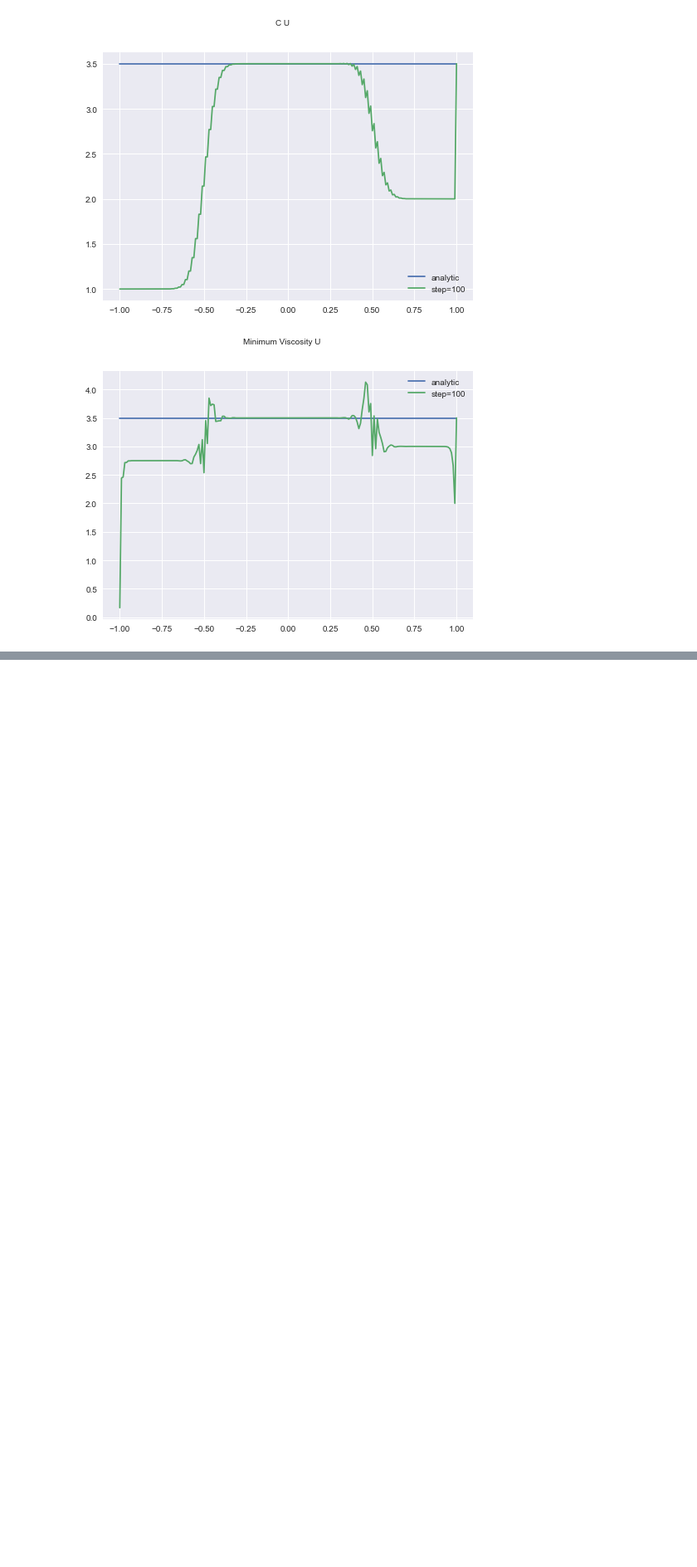
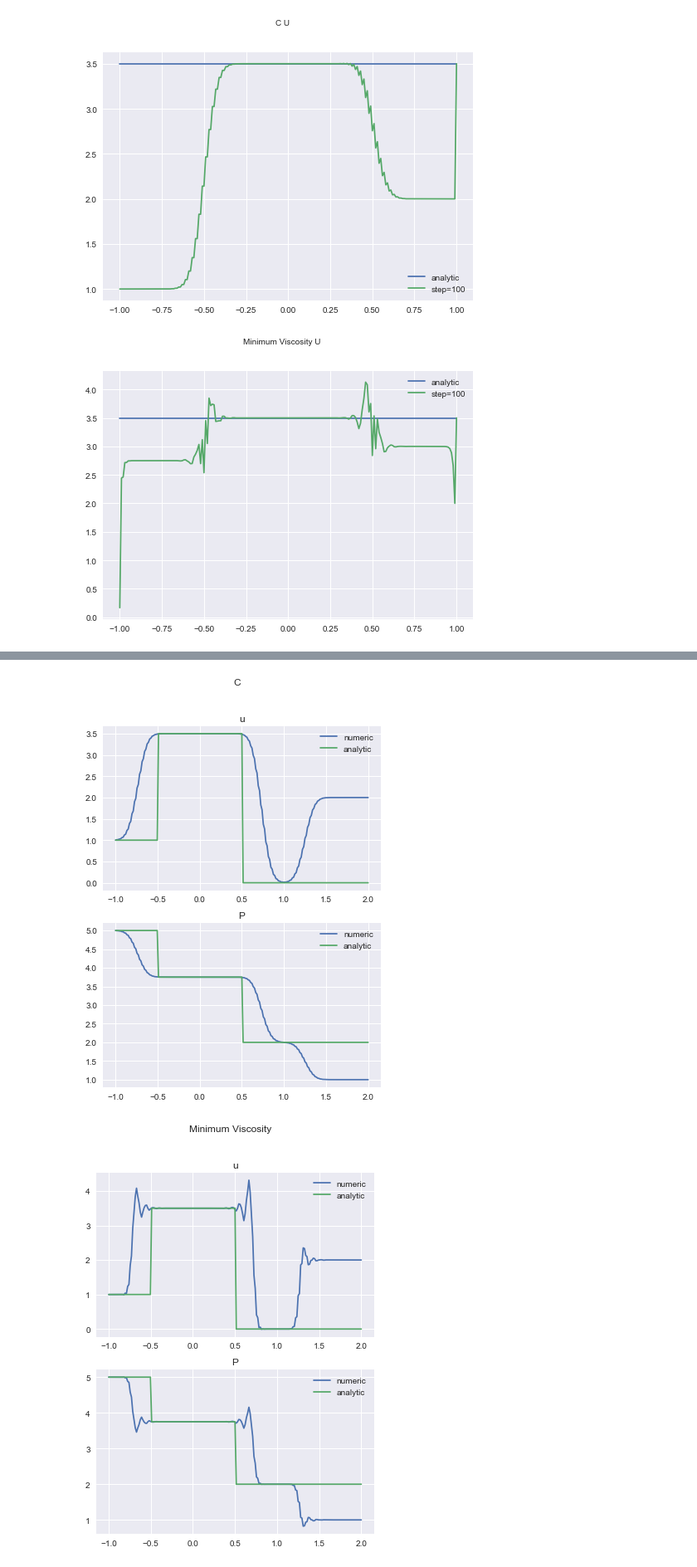
Before and after one commit to n-bykoff/NLP-MIPT-COURSE, a Jupyter notebook: lab_2/lab_2.ipynb, the cells around one changed output, grey strips where cells are left out. Shown at 83% size. Saved outputs shown, nothing was run; the diff lists cells and outputs as text; code cells hidden in the pictures; blank space fills up the shorter version.

```diff
--- a/lab_2/lab_2.ipynb
+++ b/lab_2/lab_2.ipynb
@@ -135,0 +61,28 @@ for scheme in schemes.items():
+# %%
+Y[:, :2] = Y[0, :2]
+Y[:, -1] = Y[0, -1]
+Z[:, 0] = Z[0, 0]
+Z[:, -2:] = Z[:, -2:]
+# %%
+def iteration_Y(Y, n, m, coefs):
+    return (coefs[0] * Y[n, m - 1]
+                   + coefs[1] * Y[n, m + 1]
+                   + coefs[2] * Y[n - 1, m]
+                   + coefs[3] * Y[n - 1, m - 2])
+
+def iteration_Z(Z, n, m, coefs):
+    return (coefs[0] * Z[n, m + 1]
+                   + coefs[1] * Z[n, m - 1]
+                   + coefs[2] * Z[n - 1, m]
+                   + coefs[3] * Z[n - 1, m + 2])
+# %%
+def solve(coefs, title=''):
+    for n in range(1, n_t - 1):
+
+        for m in range(2, n_x - 1):
+            Y[n + 1, m] = iteration_Y(Y, n, m, coefs)
+
+        for m in range(1, n_x - 2):
+            Z[n + 1, m] = iteration_Z(Z, n, m, coefs)
+
+    plot(title)
@@ -135,0 +124,9 @@ for scheme in schemes.items():
+# %%
+schemes = {'C': [2/3, 0, 1/3, 0],
+           'Minimum Viscosity': [5/6, -0.3, 2/3,  -0.2]}
+# %%
+for key in schemes.keys():
+    solve(schemes[key], key)
+# %% [output]
+[figure, added]
+[figure, added]
```
Also changed, not shown: parts of 8 cells of this notebook.
